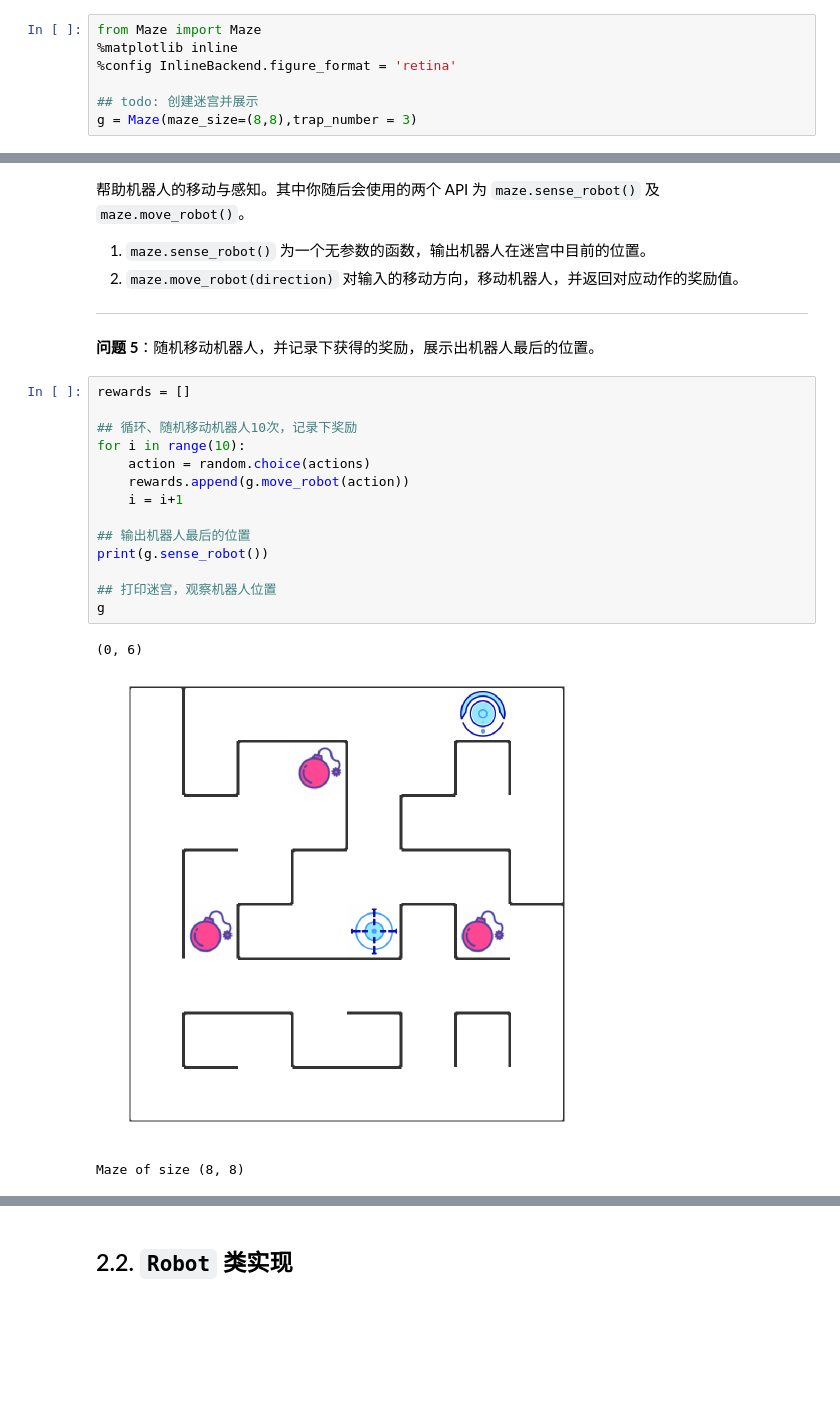
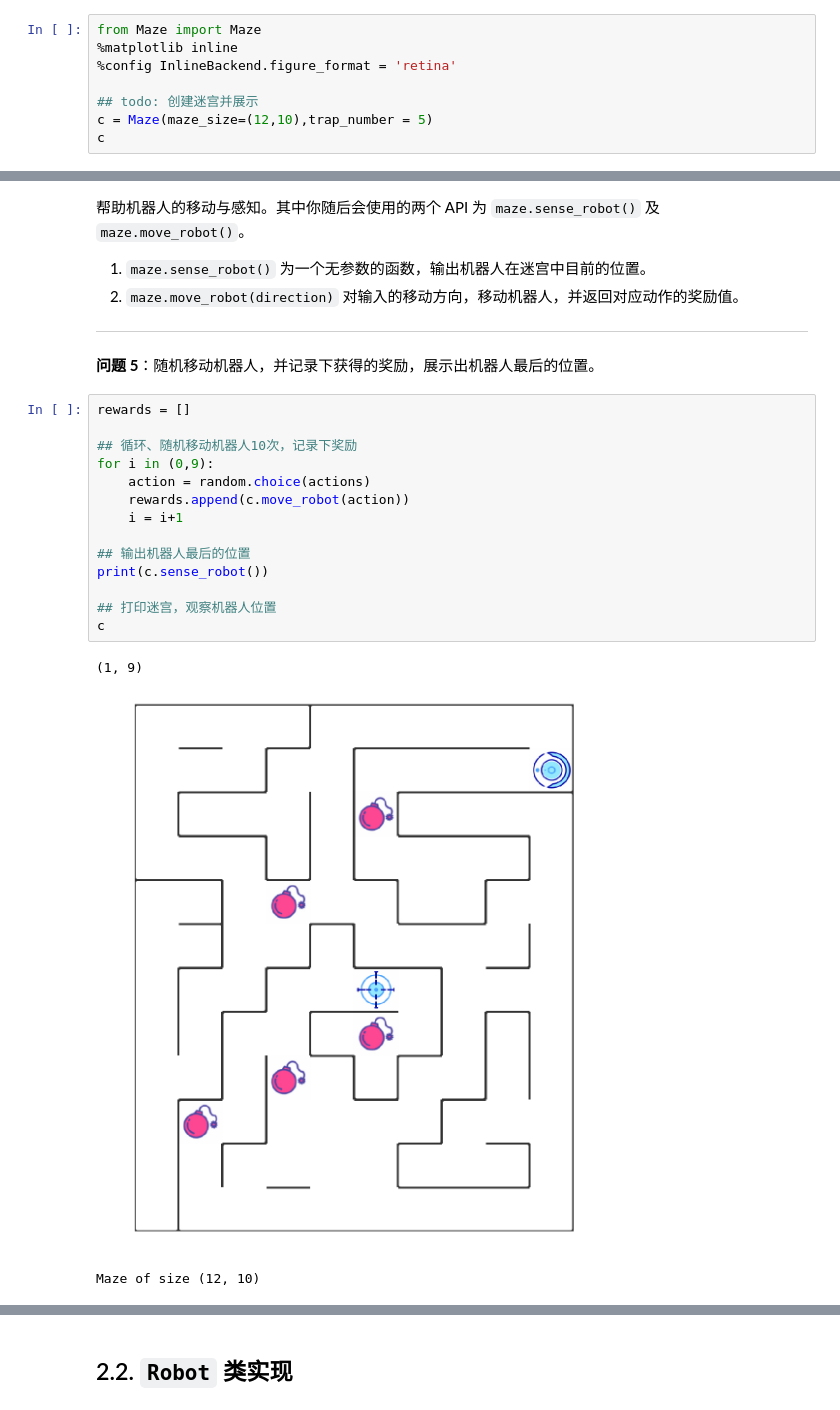
Before and after one commit to Klison/Robot-in-maze, a Jupyter notebook: robot_maze.ipynb, the cells around one changed output, grey strips where cells are left out. Drawn from its saved outputs; the diff is of its cells as text; blank space fills up the shorter version.

```diff
--- a/robot_maze.ipynb
+++ b/robot_maze.ipynb
@@ -174,4 +165,5 @@ from Maze import Maze
 %config InlineBackend.figure_format = 'retina'
 
 ## todo: 创建迷宫并展示
-g = Maze(maze_size=(8,8),trap_number = 3)
+c = Maze(maze_size=(12,10),trap_number = 5)
+c
@@ -194,18 +189,18 @@ Maze of size (8, 8)
 # %%
 rewards = []
 
 ## 循环、随机移动机器人10次，记录下奖励
-for i in range(10):
+for i in (0,9):
     action = random.choice(actions)
-    rewards.append(g.move_robot(action))
+    rewards.append(c.move_robot(action))
     i = i+1
 
 ## 输出机器人最后的位置
-print(g.sense_robot())
+print(c.sense_robot())
 
 ## 打印迷宫，观察机器人位置
-g
+c
 # %% [output]
-(0, 6)
+(1, 9)
-[figure, old version]
+[figure, new version]
-Maze of size (8, 8)
+Maze of size (12, 10)
```
Also changed, not shown: parts of 21 cells of this notebook.
